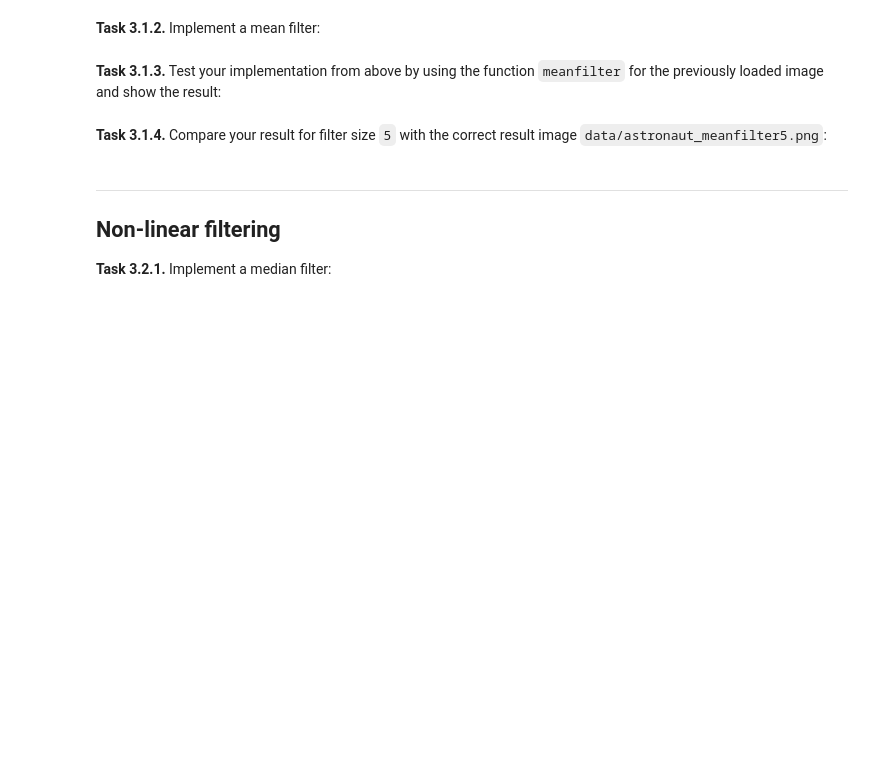
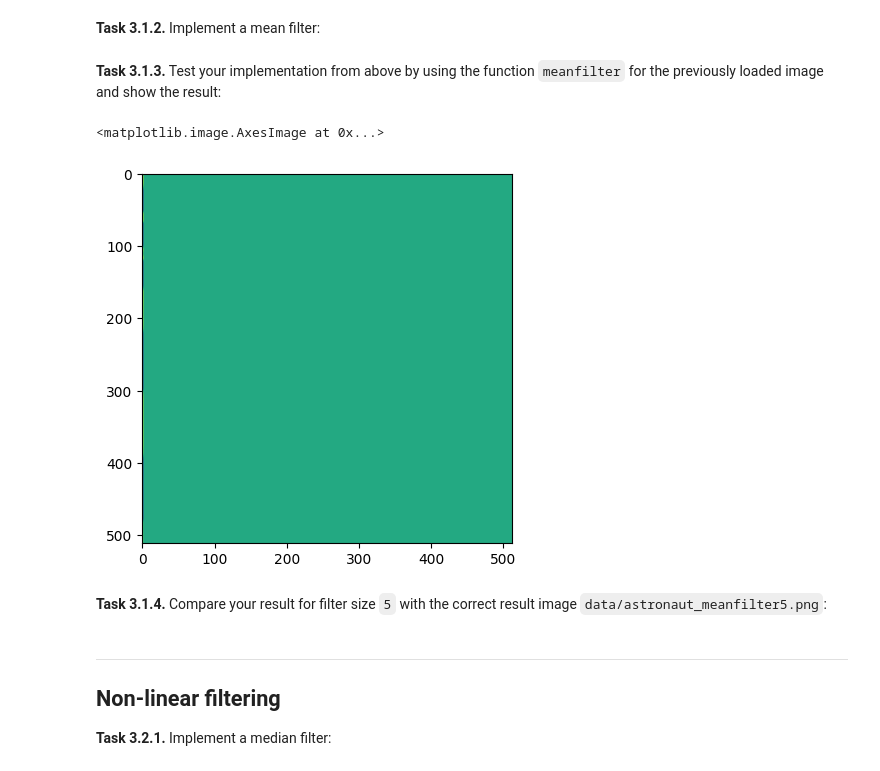
Before and after one commit to Panke03/mobi-fs3-python, a Jupyter notebook: task3.ipynb, the cells around one changed output. Saved outputs shown, nothing was run; the diff lists cells and outputs as text; code cells hidden in the pictures; blank space fills up the shorter version.

```diff
--- a/task3.ipynb
+++ b/task3.ipynb
@@ -20,18 +20,27 @@ plt.colorbar()
 # %% [markdown]
 **<a id="#">Task 3.1.2.</a>** Implement a mean filter:
 # %%
+imgmean = img.copy()
+
 def meanfilter(img, size):
     result = numpy.zeros(img.shape)
     n = (size - 1) // 2
     for p in numpy.ndindex(img.shape):
-        neighborhood_sum = 0
-        for q in numpy.ndindex(size, size):
-            # write your code here
-        # ...
-    # write your code here
-    return result
+        if p[0] > n & p[0] <= imgmean.shape[0] -n & p[1] > n & p[1] <= imgmean.shape[1]:
+            neighborhood_sum = 0
+            for q in numpy.ndindex(size, size):
+                neighborhood_sum = img[q] + neighborhood_sum
+            mean = neighborhood_sum / size**2
+            img[p] = mean
+    return imgmean
 # %% [markdown]
 **<a id="#">Task 3.1.3.</a>** Test your implementation from above by using the function `meanfilter` for the previously loaded image and show the result:
+# %%
+
+plt.imshow(meanfilter(imgmean, 3))
+# %% [output]
+<matplotlib.image.AxesImage at 0x...>
+[figure, added]
 # %% [markdown]
 **<a id="#">Task 3.1.4.</a>** Compare your result for filter size `5` with the correct result image `data/astronaut_meanfilter5.png`:
 # %% [markdown]
```
